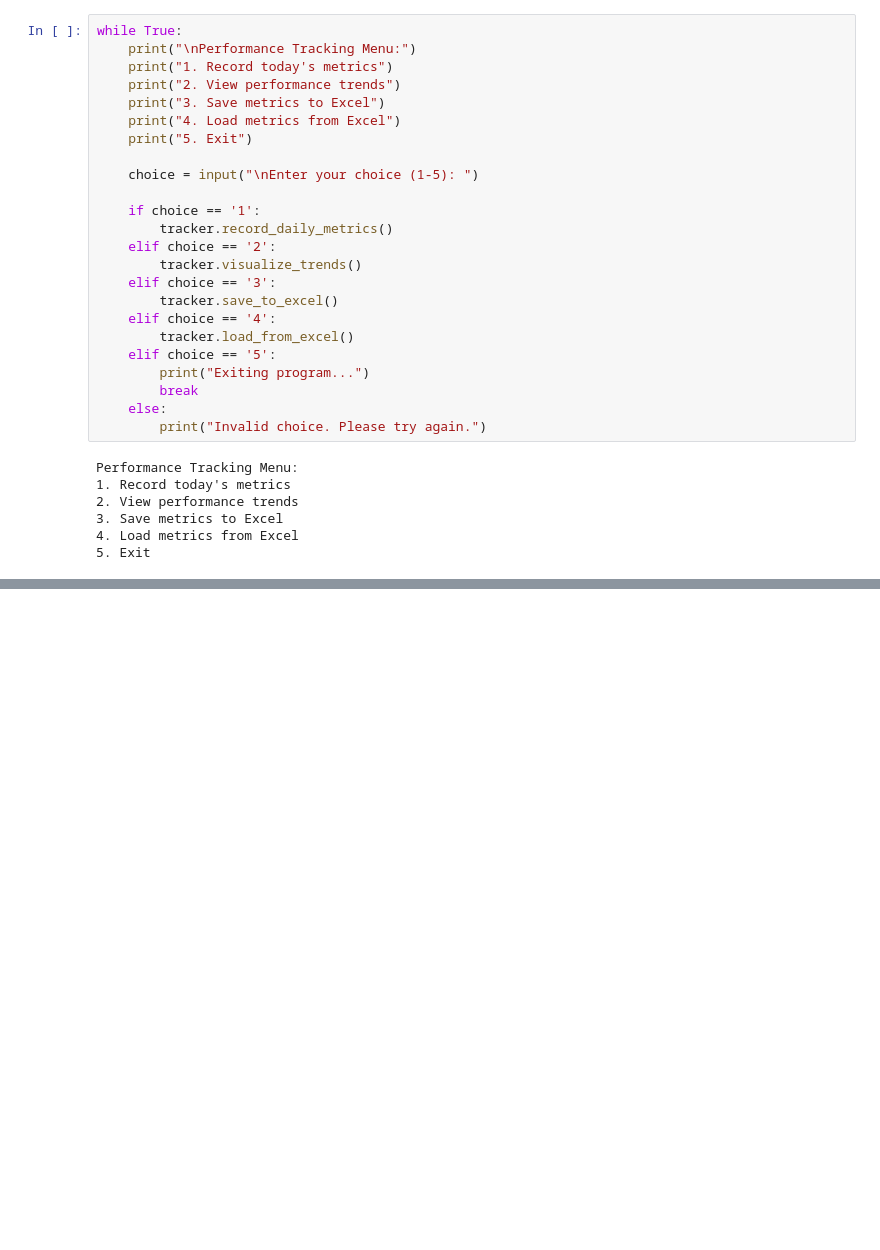
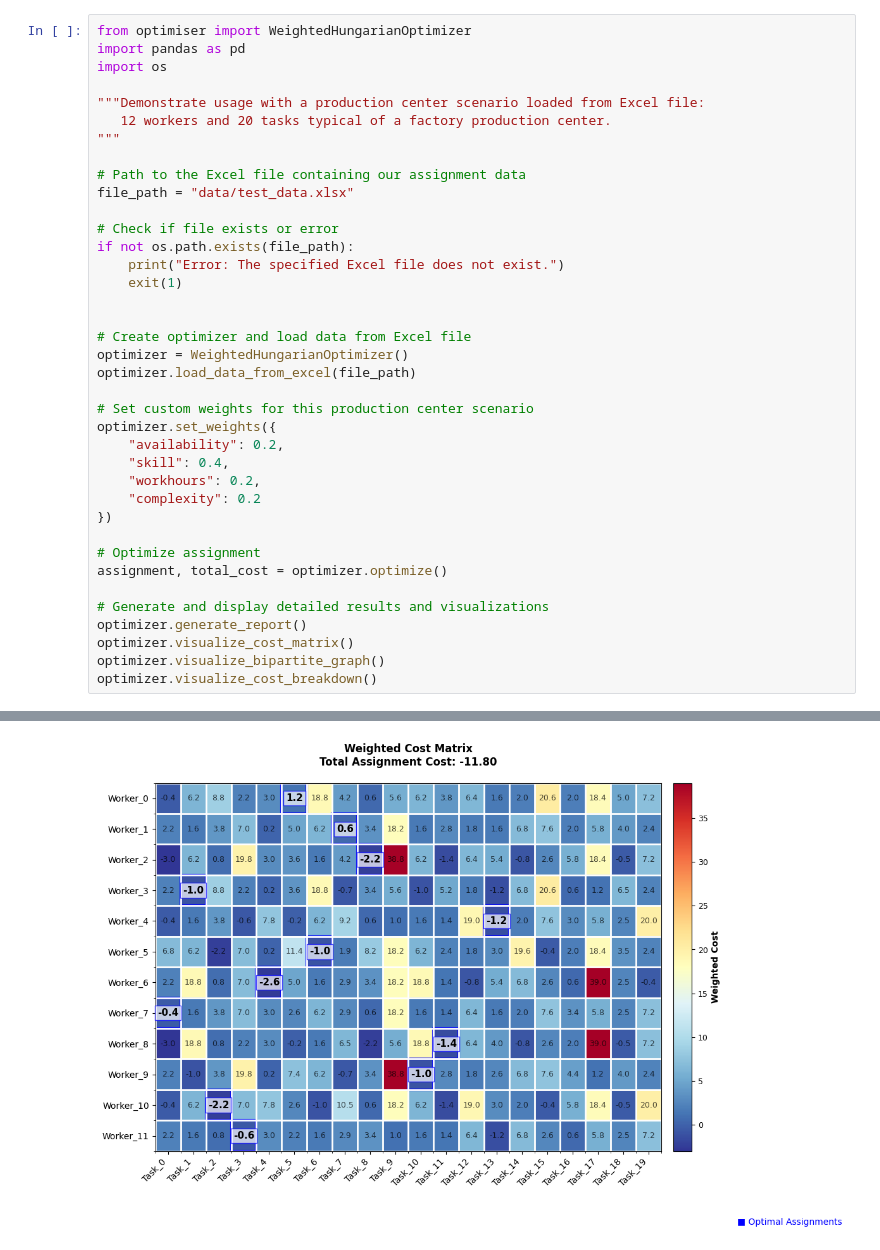
Before and after one commit to mataragerald/manpower-optimization, a Jupyter notebook: lab.ipynb, the cells around one changed output, grey strips where cells are left out. Cells and saved outputs as stored; diff of their text form; blank space fills up the shorter version.

```diff
--- a/lab.ipynb
+++ b/lab.ipynb
@@ -409,31 +1,39 @@ def main():
-# %%
-while True:
-    print("\nPerformance Tracking Menu:")
-    print("1. Record today's metrics")
-    print("2. View performance trends")
-    print("3. Save metrics to Excel")
-    print("4. Load metrics from Excel")
-    print("5. Exit")
-
-    choice = input("\nEnter your choice (1-5): ")
-
-    if choice == '1':
-        tracker.record_daily_metrics()
-    elif choice == '2':
-        tracker.visualize_trends()
-    elif choice == '3':
-        tracker.save_to_excel()
-    elif choice == '4':
-        tracker.load_from_excel()
-    elif choice == '5':
-        print("Exiting program...")
-        break
-    else:
-        print("Invalid choice. Please try again.")
-# %% [output]
-Performance Tracking Menu:
-1. Record today's metrics
-2. View performance trends
-3. Save metrics to Excel
-4. Load metrics from Excel
-5. Exit
+# %%
+from optimiser import WeightedHungarianOptimizer
+import pandas as pd
+import os
+
+"""Demonstrate usage with a production center scenario loaded from Excel file:
+   12 workers and 20 tasks typical of a factory production center.
+"""
+
+# Path to the Excel file containing our assignment data
+file_path = "data/test_data.xlsx"
+
+# Check if file exists or error
+if not os.path.exists(file_path):
+    print("Error: The specified Excel file does not exist.")
+    exit(1)
+
+
+# Create optimizer and load data from Excel file
+optimizer = WeightedHungarianOptimizer()
+optimizer.load_data_from_excel(file_path)
+
+# Set custom weights for this production center scenario
+optimizer.set_weights({
+    "availability": 0.2,
+    "skill": 0.4,
+    "workhours": 0.2,
+    "complexity": 0.2
+})
+
+# Optimize assignment
+assignment, total_cost = optimizer.optimize()
+
+# Generate and display detailed results and visualizations
+optimizer.generate_report()
+optimizer.visualize_cost_matrix()
+optimizer.visualize_bipartite_graph()
+optimizer.visualize_cost_breakdown()
+# %% [output]
@@ -439,0 +57 @@ Performance Tracking Menu:
+[figure, added]
```
Also changed, not shown: parts of 11 cells of this notebook, 27 other files.
